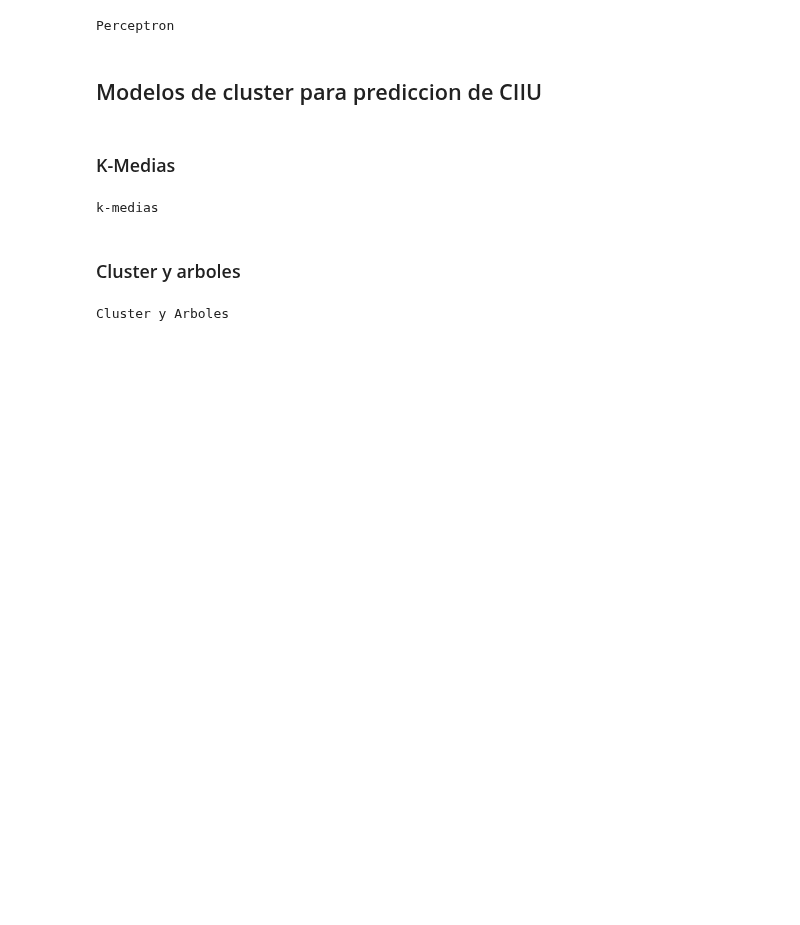
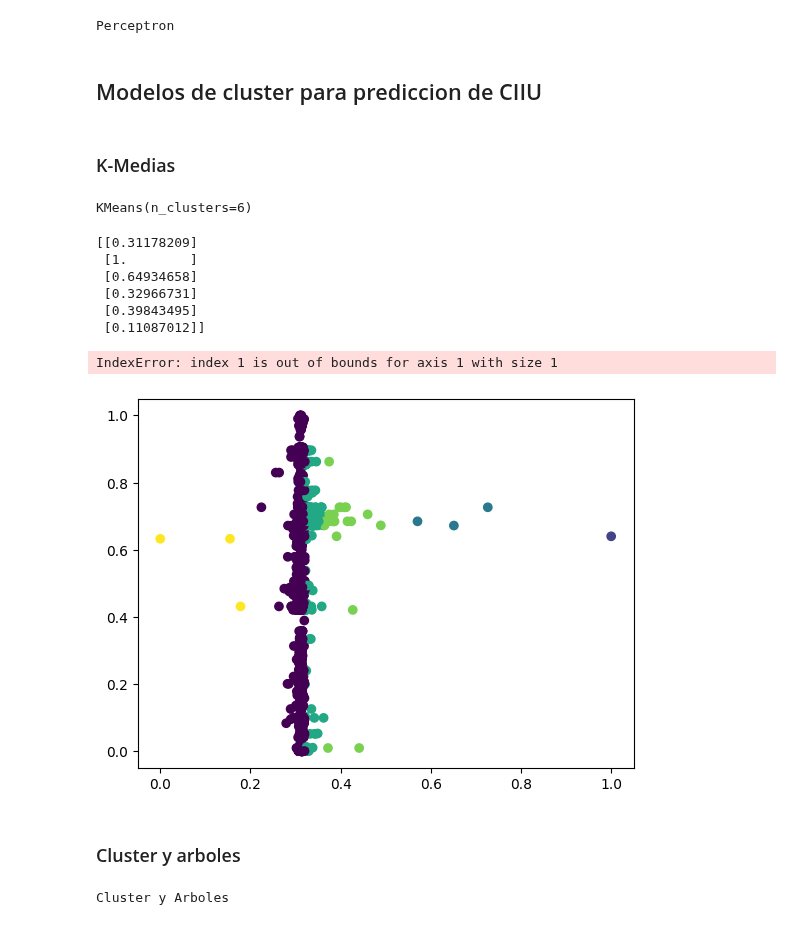
Before and after one commit to CesarMaldonado14/Proyecto-3-IA, a Jupyter notebook: Project_Notebook.ipynb, the cells around one changed output. Saved outputs shown, nothing was run; the diff lists cells and outputs as text; code cells hidden in the pictures; blank space fills up the shorter version.

Commit message:
Kmeans

```diff
--- a/Project_Notebook.ipynb
+++ b/Project_Notebook.ipynb
@@ -530,7 +530,3 @@ Perceptron
 ## Modelos de cluster para prediccion de CIIU
 # %% [markdown]
 ### K-Medias
-# %%
-print("k-medias")
-# %% [output]
-k-medias
@@ -537,3 +535,29 @@ k-medias
+# %%
+kmeans = KMeans(n_clusters=6) # You can change the number of clusters
+kmeans.fit(df_encoded[["Indice_General"]])
+# %% [output]
+KMeans(n_clusters=6)
+# %%
+
+print(kmeans.cluster_centers_)
+# %% [output]
+[[0.31178209]
+ [1.        ]
+ [0.64934658]
+ [0.32966731]
+ [0.39843495]
+ [0.11087012]]
+# %%
+
+df_encoded['cluster'] = kmeans.predict(df_encoded[['Indice_General']])
+# %%
+
+plt.scatter(df_encoded['Indice_General'], df_encoded['CIIU'], c=df_encoded['cluster'], cmap='viridis')
+plt.scatter(kmeans.cluster_centers_[:, 0], kmeans.cluster_centers_[:, 1], c='red', s=50)
+plt.show()
+# %% [output]
+IndexError: index 1 is out of bounds for axis 1 with size 1
+[figure, added]
 # %% [markdown]
 ### Cluster y arboles
 # %%
```
Also changed, not shown: parts of 1 cell of this notebook.
